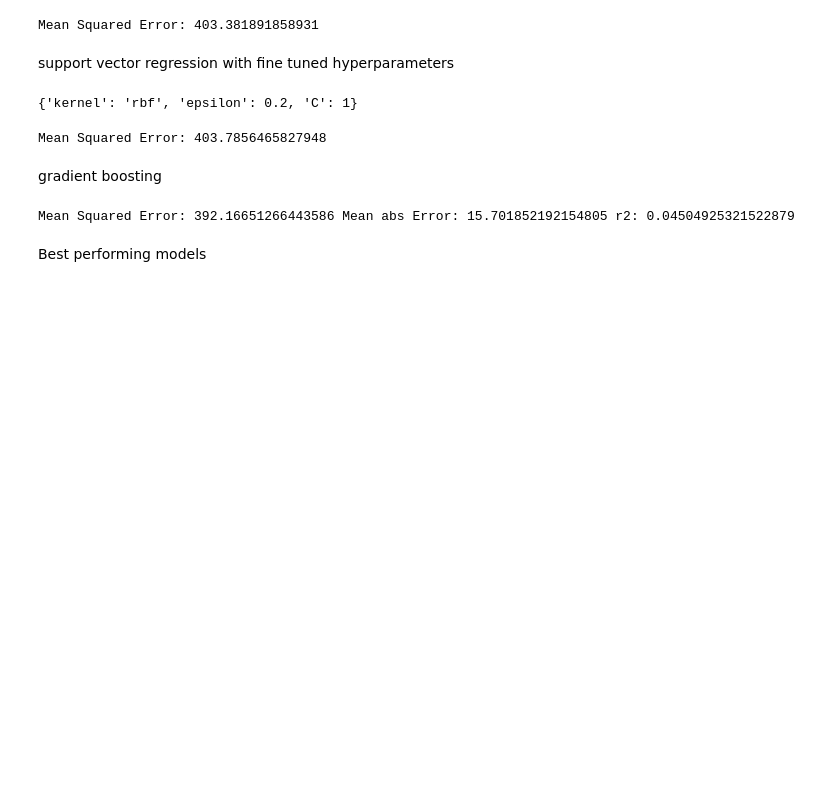
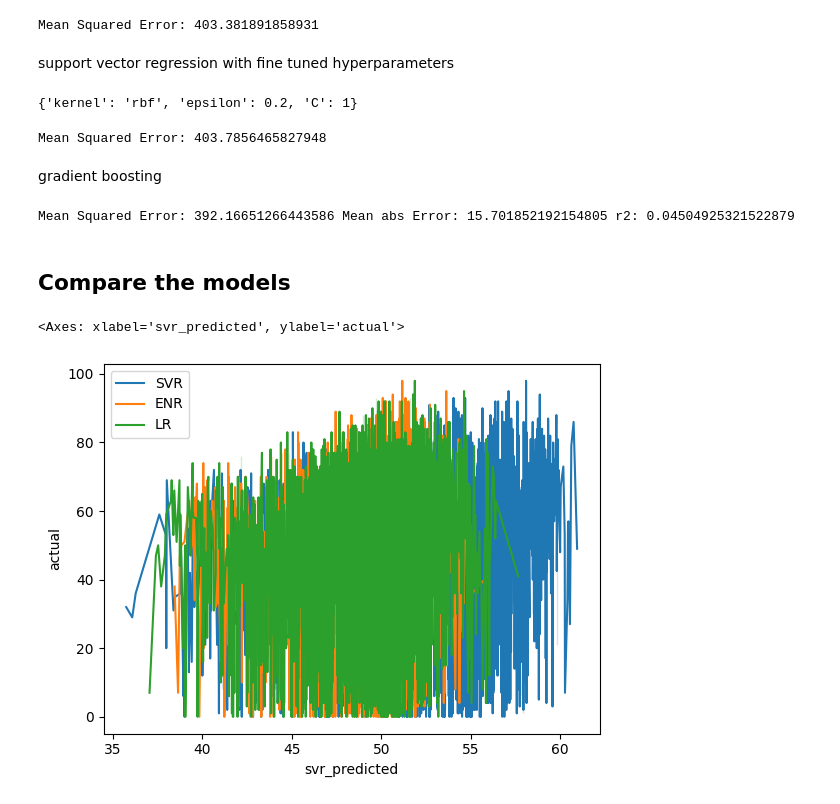
Before and after one commit to mahnsi/Group22FinalProject, a Jupyter notebook: group22FinalProject.ipynb, the cells around one changed output. Cells and saved outputs as stored; diff of their text form; code cells hidden in the pictures; blank space fills up the shorter version.

Commit message:
compare

```diff
--- a/group22FinalProject.ipynb
+++ b/group22FinalProject.ipynb
@@ -383,9 +383,9 @@ print(svr_grid_search.best_params_)
 {'kernel': 'rbf', 'epsilon': 0.2, 'C': 1}
 # %%
 svr_model = svr_grid_search.best_estimator_
-svr_pred = svr_model.predict(X_test)
+svr_y_pred = svr_model.predict(X_test)
 
-svr_mse = mse(y_test, svr_pred)
+svr_mse = mse(y_test, svr_y_pred)
 
 print("Mean Squared Error:", svr_mse)
 # %% [output]
@@ -408,5 +408,5 @@ gb_r2 = r2s(y_test, gb_pred)
 print("Mean Squared Error:", gb_mse, "Mean abs Error:", gb_mae, "r2:", gb_r2)
 # %% [output]
 Mean Squared Error: 392.16651266443586 Mean abs Error: 15.701852192154805 r2: 0.04504925321522879
-# %% [markdown]
-Best performing models
+# %% [markdown]
+## Compare the models
@@ -412,0 +415,13 @@ Best performing models
+# %%
+df = pd.DataFrame({
+    'svr_predicted': svr_y_pred,
+    'enr_predicted': enr_pred,
+    'lr_predicted' : lr_y_pred,
+    'actual': y_test})
+
+sns.lineplot(data=df, x='svr_predicted', y='actual', label='SVR')
+sns.lineplot(data=df, x='enr_predicted', y='actual', label='ENR')
+sns.lineplot(data=df, x='lr_predicted', y='actual', label='LR')
+# %% [output]
+<Axes: xlabel='svr_predicted', ylabel='actual'>
+[figure, added]
```
Also changed, not shown: parts of 2 cells of this notebook.
